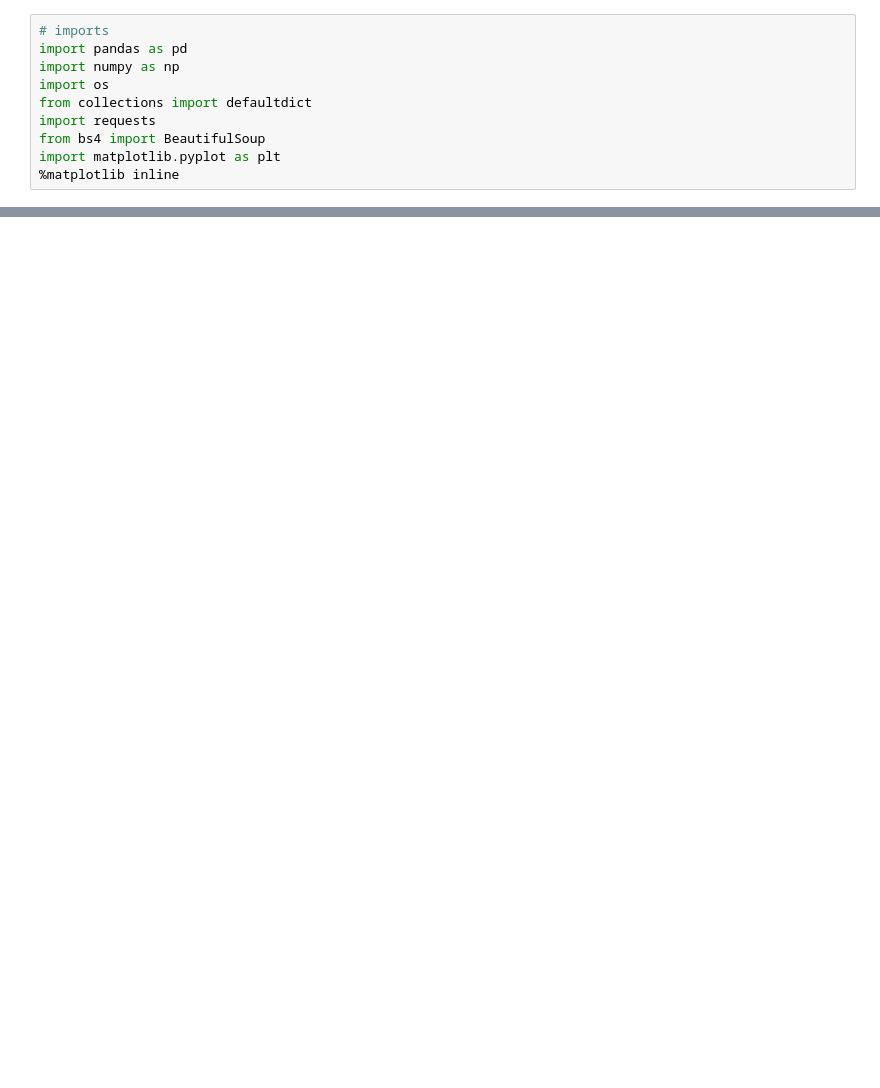
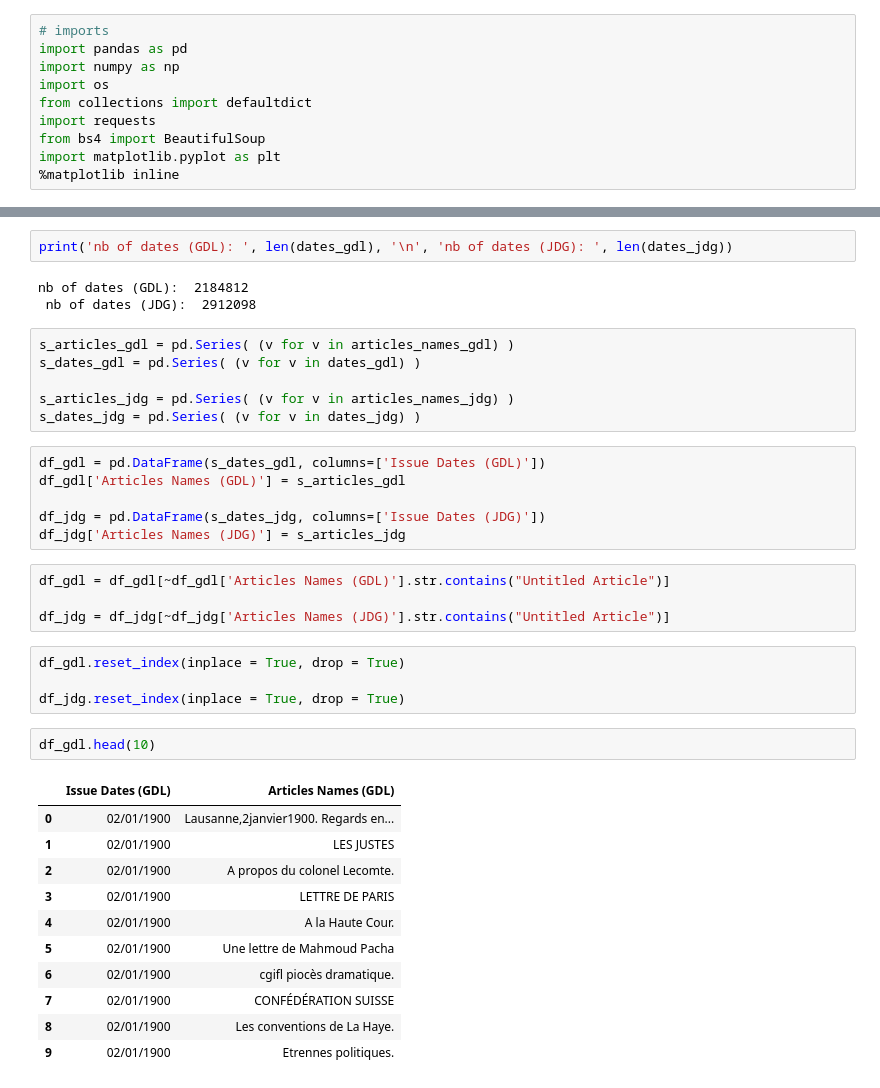
Before and after one commit to Hilefebvre/AppliedDataAnalysis, a Jupyter notebook: project/project.ipynb, the cells around one changed output, grey strips where cells are left out. Drawn from its saved outputs; the diff is of its cells as text; blank space fills up the shorter version.

```diff
--- a/project/project.ipynb
+++ b/project/project.ipynb
@@ -135,0 +94,39 @@ plt.ylabel('Number of occurences')
+# %%
+print('nb of dates (GDL): ', len(dates_gdl), '\n', 'nb of dates (JDG): ', len(dates_jdg))
+# %% [output]
+nb of dates (GDL):  2184812
+ nb of dates (JDG):  2912098
+# %%
+s_articles_gdl = pd.Series( (v for v in articles_names_gdl) )
+s_dates_gdl = pd.Series( (v for v in dates_gdl) )
+
+s_articles_jdg = pd.Series( (v for v in articles_names_jdg) )
+s_dates_jdg = pd.Series( (v for v in dates_jdg) )
+# %%
+df_gdl = pd.DataFrame(s_dates_gdl, columns=['Issue Dates (GDL)'])
+df_gdl['Articles Names (GDL)'] = s_articles_gdl
+
+df_jdg = pd.DataFrame(s_dates_jdg, columns=['Issue Dates (JDG)'])
+df_jdg['Articles Names (JDG)'] = s_articles_jdg
+# %%
+df_gdl = df_gdl[~df_gdl['Articles Names (GDL)'].str.contains("Untitled Article")]
+
+df_jdg = df_jdg[~df_jdg['Articles Names (JDG)'].str.contains("Untitled Article")]
+# %%
+df_gdl.reset_index(inplace = True, drop = True)
+
+df_jdg.reset_index(inplace = True, drop = True)
+# %%
+df_gdl.head(10)
+# %% [output]
+|  | Issue Dates (GDL) | Articles Names (GDL) |
+| 0 | 02/01/1900 | Lausanne,2janvier1900. Regards en... |
+| 1 | 02/01/1900 | LES JUSTES |
+| 2 | 02/01/1900 | A propos du colonel Lecomte. |
+| 3 | 02/01/1900 | LETTRE DE PARIS |
+| 4 | 02/01/1900 | A la Haute Cour. |
+| 5 | 02/01/1900 | Une lettre de Mahmoud Pacha |
+| 6 | 02/01/1900 | cgifl piocès dramatique. |
+| 7 | 02/01/1900 | CONFÉDÉRATION SUISSE |
+| 8 | 02/01/1900 | Les conventions de La Haye. |
+| 9 | 02/01/1900 | Etrennes politiques. |
```
Also changed, not shown: parts of 43 cells of this notebook.
